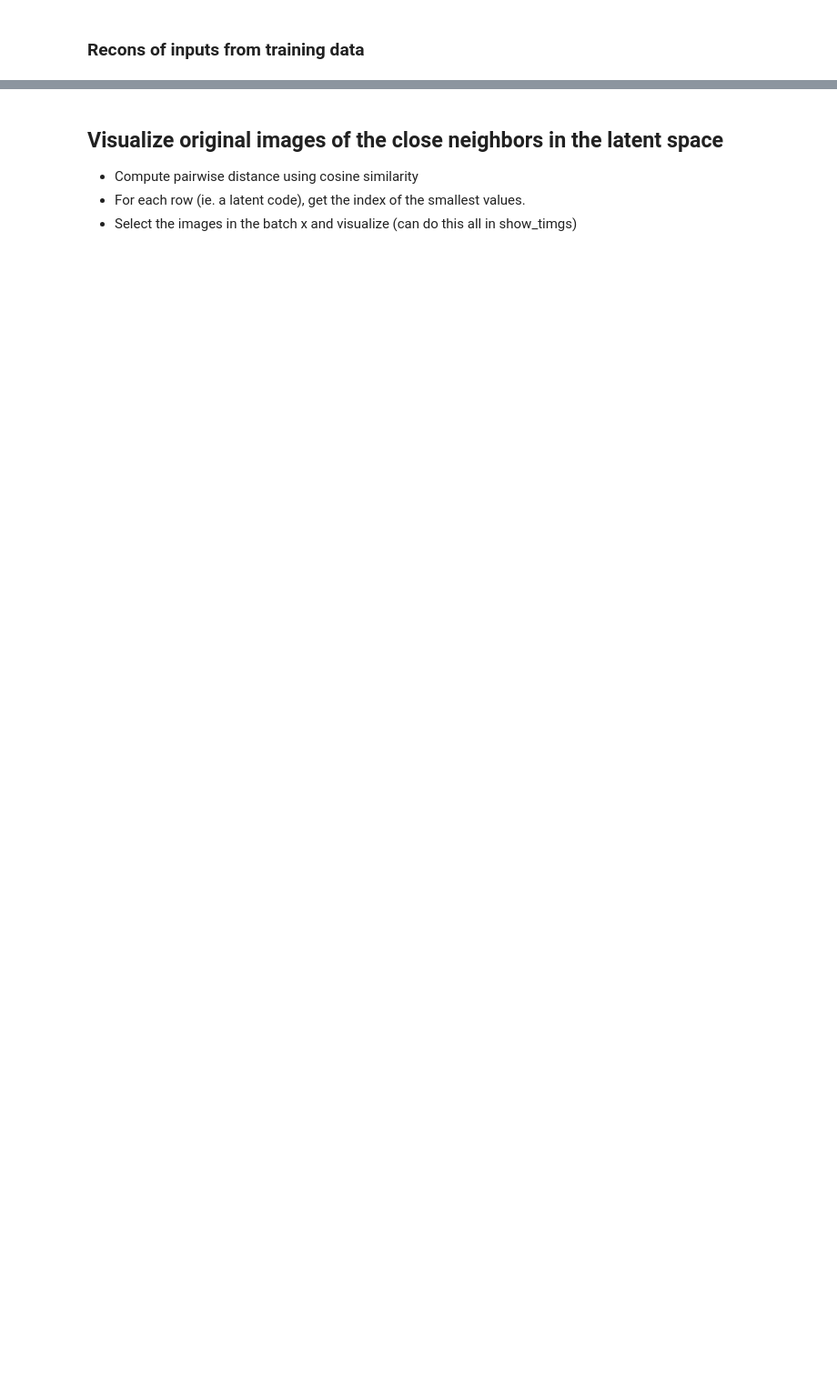
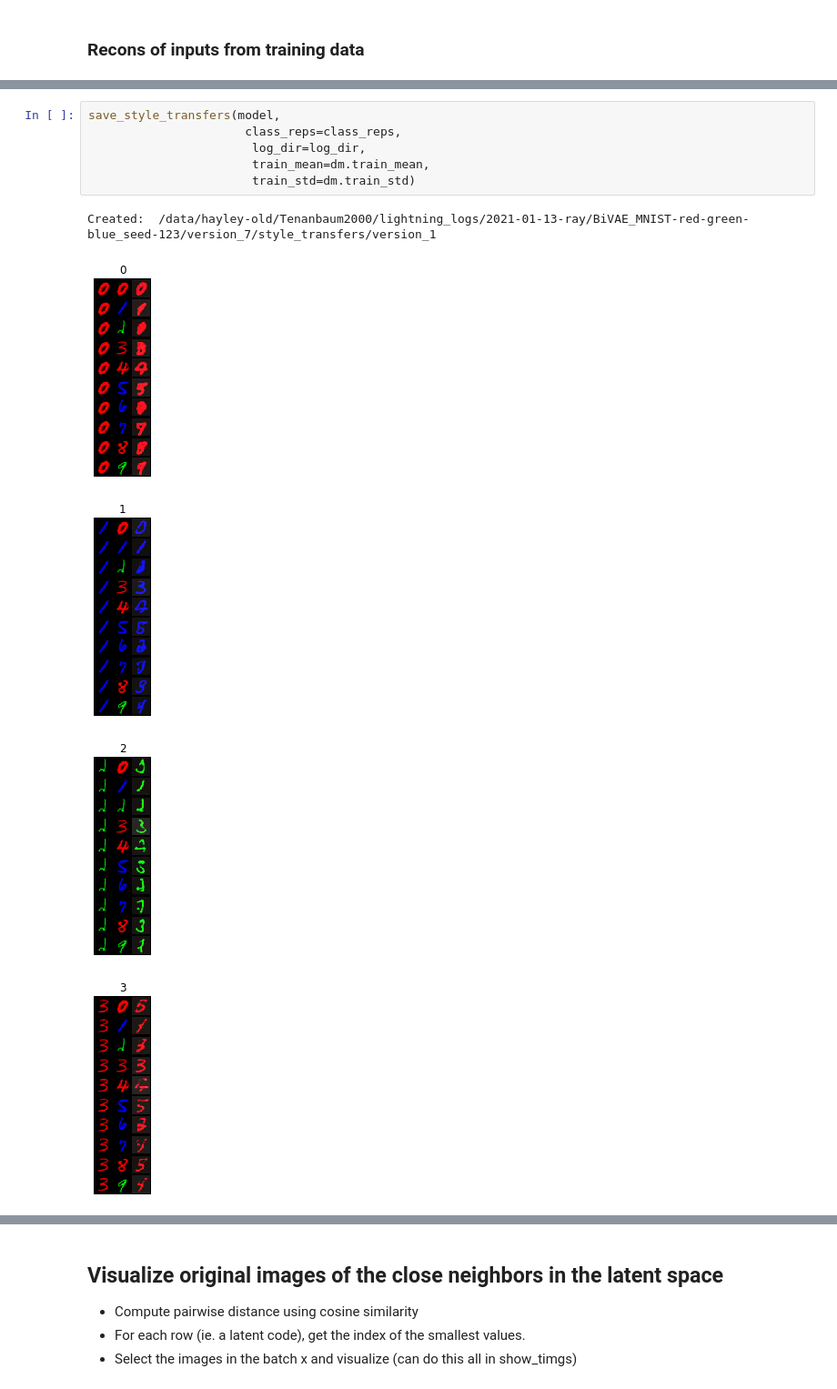
Before and after one commit to cocoaaa/Tenenbaum2000, a Jupyter notebook: nbs/_Evaluations.ipynb, the cells around one changed output, grey strips where cells are left out. Shown at 91% size. Saved outputs shown, nothing was run; the diff lists cells and outputs as text; blank space fills up the shorter version.

```diff
--- a/nbs/_Evaluations.ipynb
+++ b/nbs/_Evaluations.ipynb
@@ -66,0 +321,12 @@ with torch.no_grad():
+# %%
+save_style_transfers(model,
+                      class_reps=class_reps,
+                       log_dir=log_dir,
+                       train_mean=dm.train_mean,
+                       train_std=dm.train_std)
+# %% [output]
+Created:  /data/hayley-old/Tenanbaum2000/lightning_logs/2021-01-13-ray/BiVAE_MNIST-red-green-blue_seed-123/version_7/style_transfers/version_1
+[figure, added]
+[figure, added]
+[figure, added]
+[figure, added]
```
Also changed, not shown: parts of 55 cells of this notebook.
